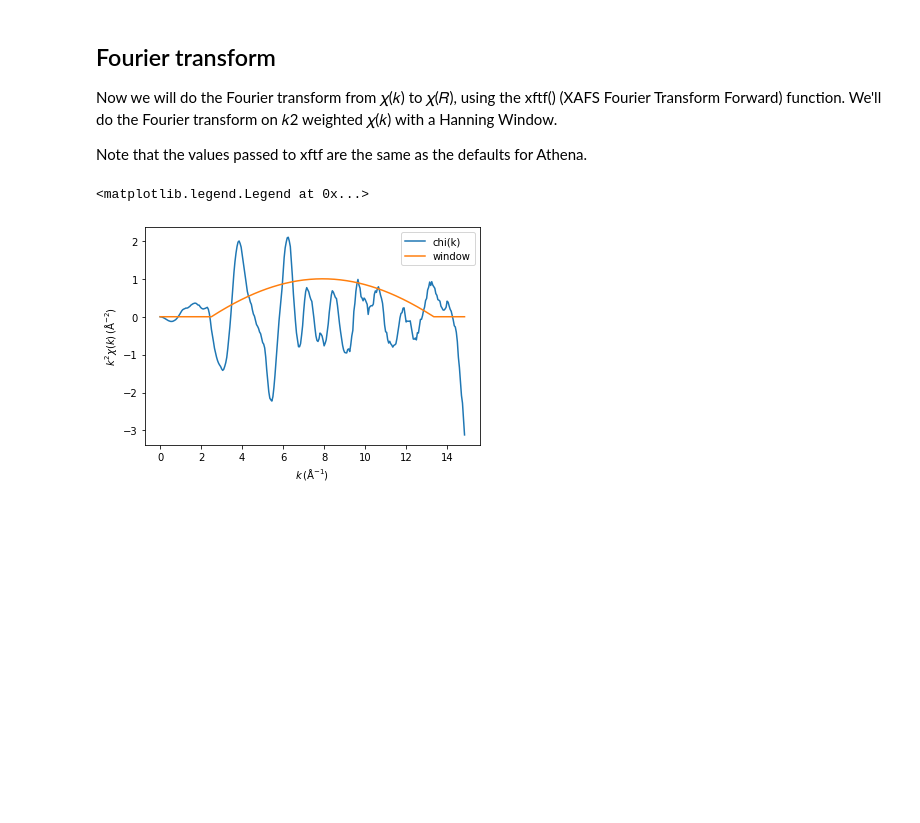
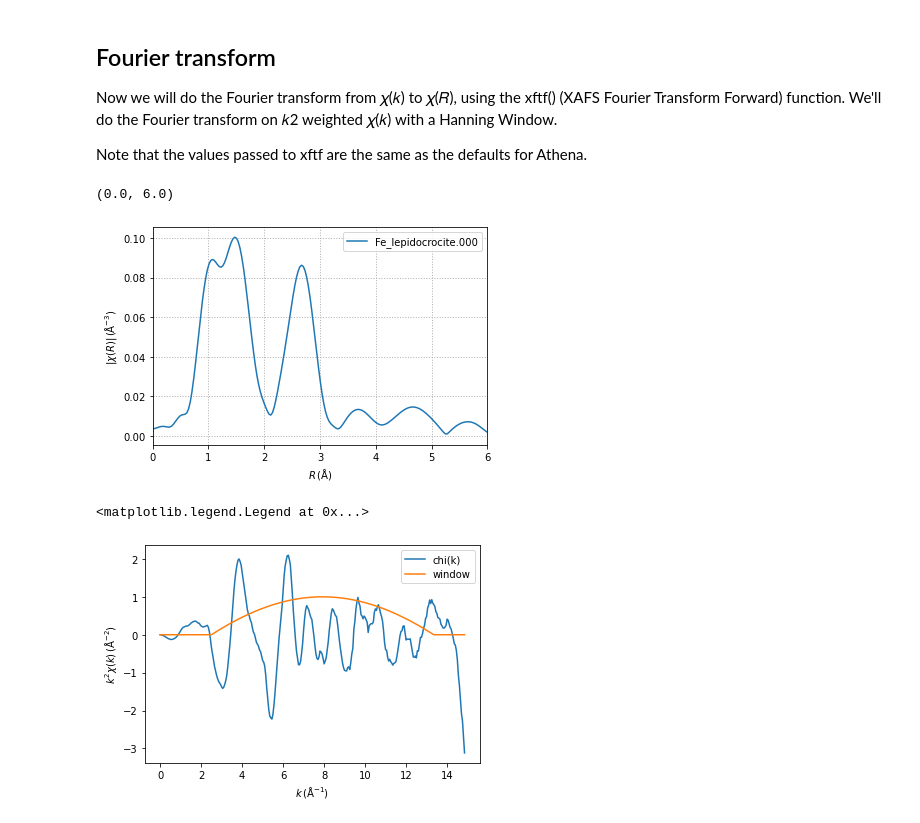
Before and after one commit to scman1/Larch_Intro_ukch, a Jupyter notebook: XAFS_Processing_101.ipynb, the cells around one changed output. Cells and saved outputs as stored; diff of their text form; code cells hidden in the pictures; blank space fills up the shorter version.

```diff
--- a/XAFS_Processing_101.ipynb
+++ b/XAFS_Processing_101.ipynb
@@ -255,6 +252,18 @@ Note that the values passed to xftf are the same as the defaults for Athena.
 # %%
 from larch.xafs import xftf
 xftf(fe_xafs, kweight=0.5, kmin=3.0, kmax=12.871, dk=1, kwindow='Hanning')
+# %%
+# https://vimeo.com/340207346 40:00
+# plot magnitude in r-space
+plt.plot(fe_xafs.r, fe_xafs.chir_mag,label=fe_xafs.filename)
+plt.xlabel(plab.r)
+plt.ylabel(plab.chirmag.format(3))
+plt.grid(linestyle=':', linewidth=1) #show and format grid
+plt.legend()
+plt.xlim(0,6)
+# %% [output]
+(0.0, 6.0)
+[figure, added]
 # %%
 # https://vimeo.com/340207346 41:00
 plt.plot(fe_xafs.k, fe_xafs.chi*fe_xafs.k**2, label='chi(k)')
```
Also changed, not shown: parts of 19 cells of this notebook.
